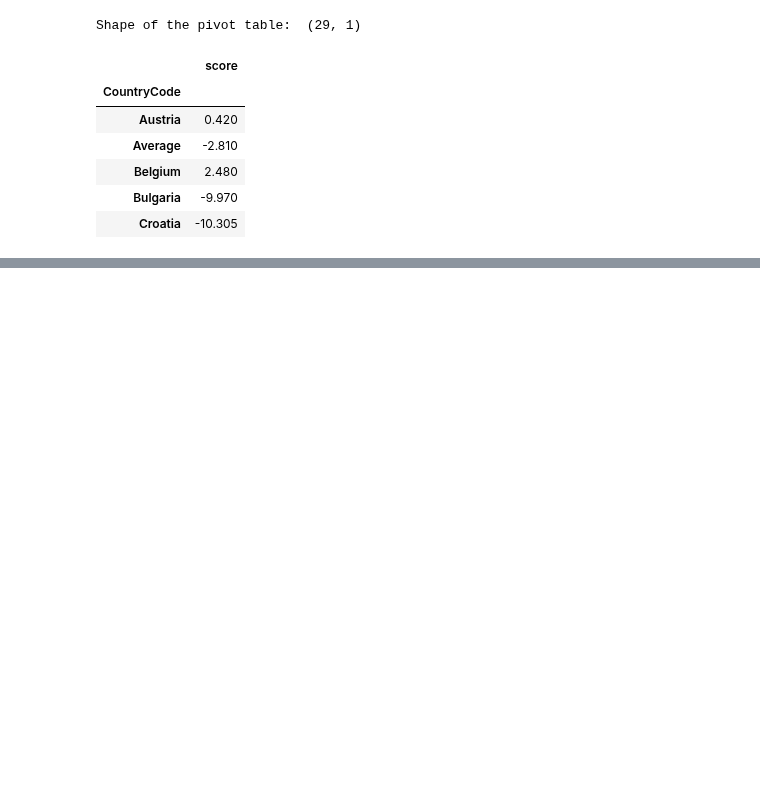
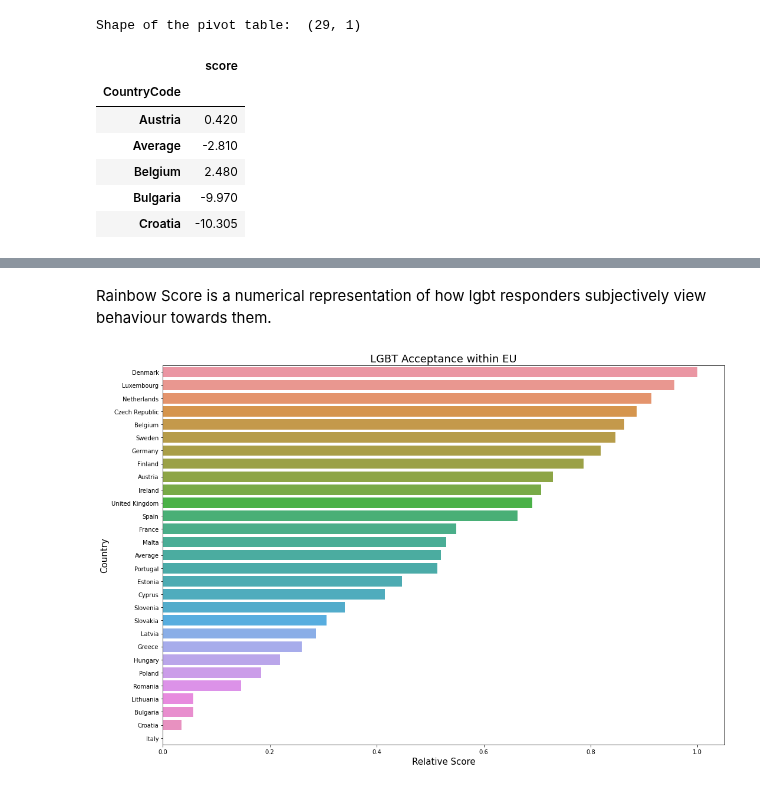
Before and after one commit to Petint/AI-and-DS, a Jupyter notebook: The LGBT project/project.ipynb, the cells around one changed output, grey strips where cells are left out. Cells and saved outputs as stored; diff of their text form; code cells hidden in the pictures; blank space fills up the shorter version.

```diff
--- a/The LGBT project/project.ipynb
+++ b/The LGBT project/project.ipynb
@@ -578,0 +594,14 @@ Shape of the pivot table:  (29, 1)
+# %% [markdown]
+Rainbow Score is a numerical representation of how lgbt responders subjectively view behaviour towards them.
+# %%
+plt.figure(figsize=(15,10))
+
+ax = sns.barplot(x=df1_p.score_s, y=df1_p.index, order=df1_p.sort_values('score_s', ascending=False).index)
+
+plt.xlabel("Relative Score", size=15)
+plt.ylabel("Country", size=15)
+plt.title("LGBT Acceptance within EU", size=18)
+plt.tight_layout()
+plt.savefig("Acceptance_lgbt_eu_RelativeScore.png", dpi=100)
+# %% [output]
+[figure, added]
```
Also changed, not shown: parts of 4 cells of this notebook.
